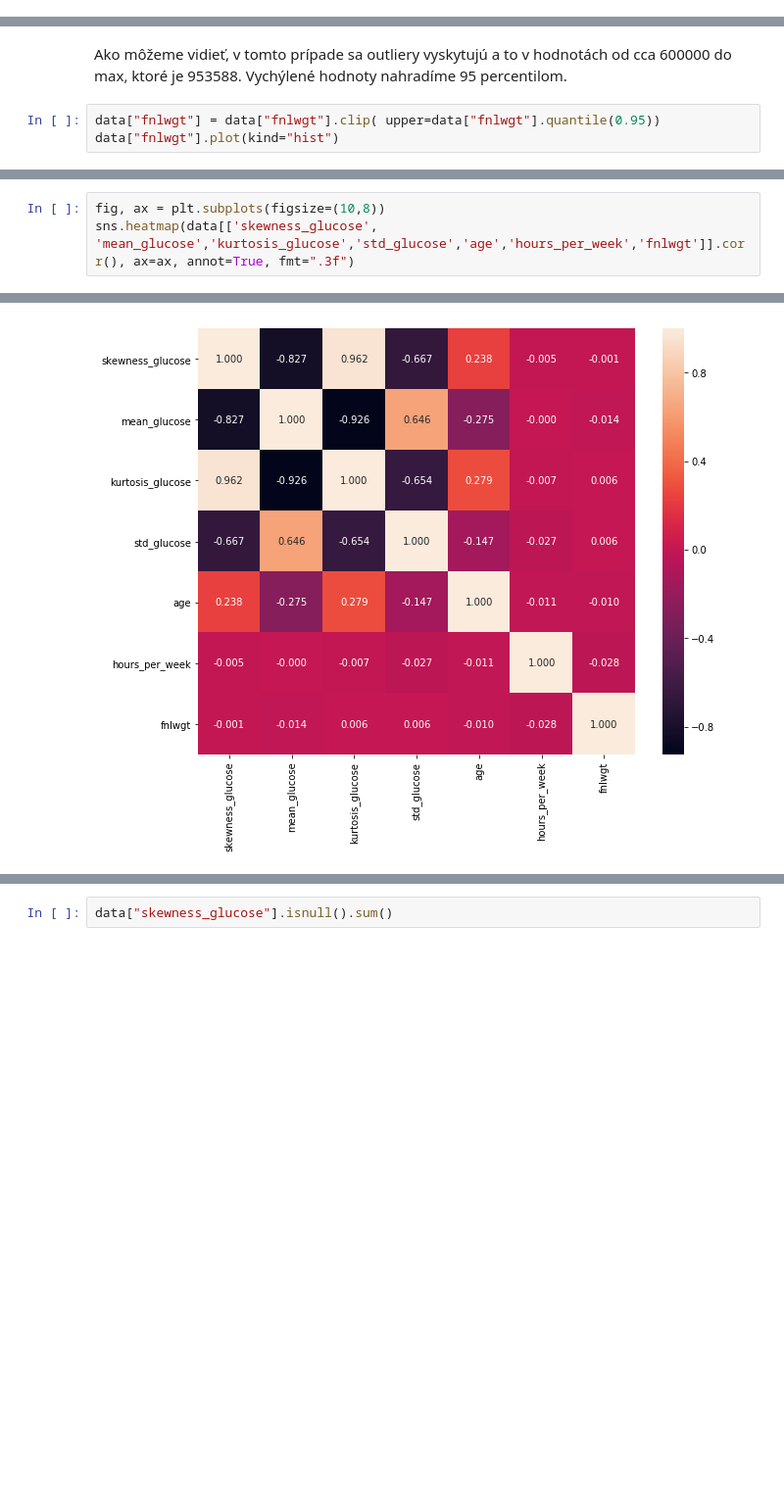
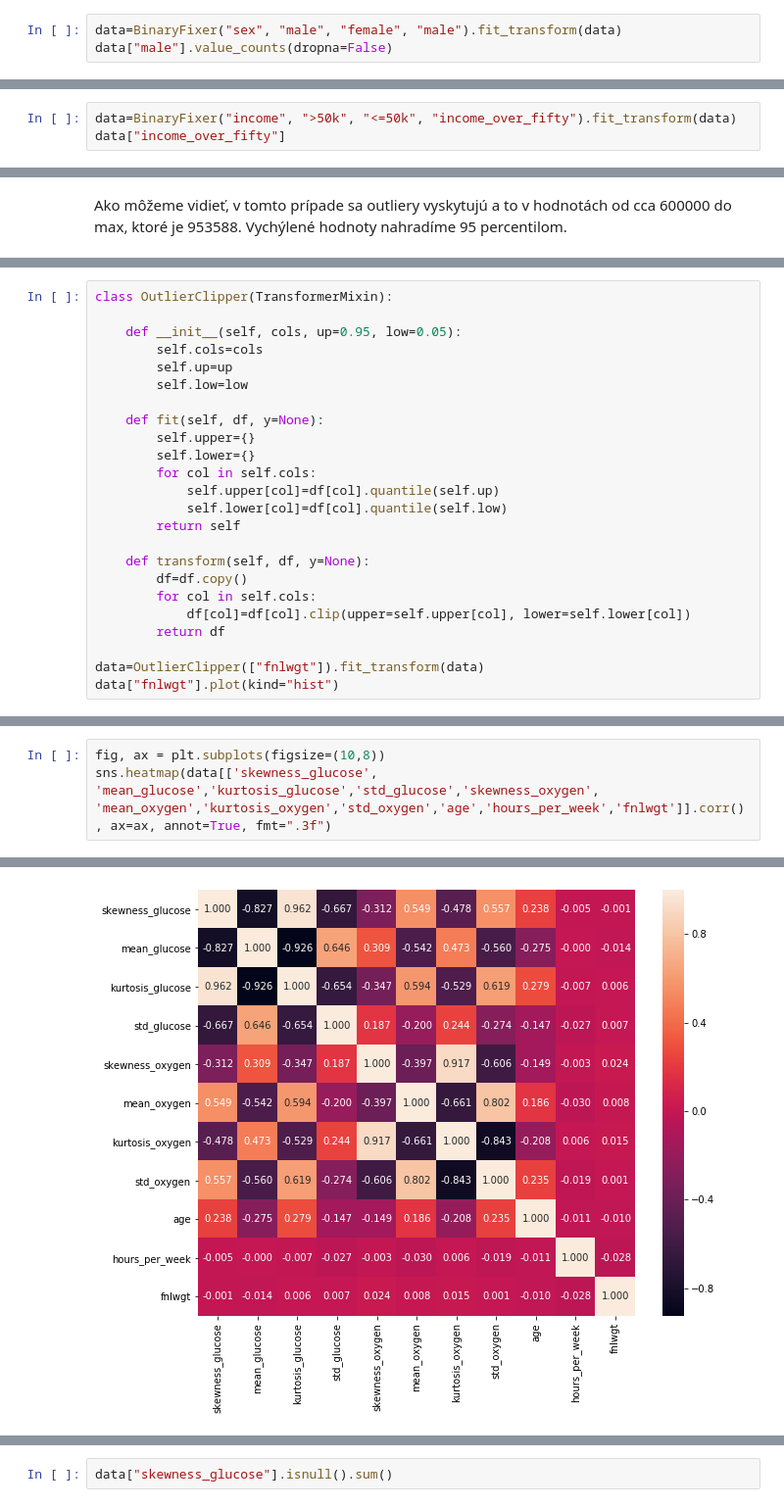
Before and after one commit to Gugliar/IAU-projekt, a Jupyter notebook: IAU_z2_Tibensky_Jedinak.ipynb, the cells around one changed output, grey strips where cells are left out. Shown at 98% size. Cells and saved outputs as stored; diff of their text form; blank space fills up the shorter version.

Commit message:
transformacie, kapital, binarne hodnoty...

```diff
--- a/IAU_z2_Tibensky_Jedinak.ipynb
+++ b/IAU_z2_Tibensky_Jedinak.ipynb
@@ -326,0 +568,3 @@ Name: male, dtype: int64
+# %%
+data=BinaryFixer("sex", "male", "female", "male").fit_transform(data)
+data["male"].value_counts(dropna=False)
@@ -326,0 +579,3 @@ Name: male, dtype: int64
+# %%
+data=BinaryFixer("income", ">50k", "<=50k", "income_over_fifty").fit_transform(data)
+data["income_over_fifty"]
@@ -371,5 +697,2 @@ sns.boxplot('fnlwgt', data=data)
 # %% [markdown]
 Ako môžeme vidieť, v tomto prípade sa outliery vyskytujú a to v hodnotách od cca 600000 do max, ktoré je 953588. Vychýlené hodnoty nahradíme 95 percentilom.
-# %%
-data["fnlwgt"] = data["fnlwgt"].clip( upper=data["fnlwgt"].quantile(0.95))
-data["fnlwgt"].plot(kind="hist")
@@ -380,0 +699,24 @@ data["fnlwgt"].plot(kind="hist")
+# %%
+class OutlierClipper(TransformerMixin):
+
+    def __init__(self, cols, up=0.95, low=0.05):
+        self.cols=cols
+        self.up=up
+        self.low=low
+
+    def fit(self, df, y=None):
+        self.upper={}
+        self.lower={}
+        for col in self.cols:
+            self.upper[col]=df[col].quantile(self.up)
+            self.lower[col]=df[col].quantile(self.low)
+        return self
+
+    def transform(self, df, y=None):
+        df=df.copy()
+        for col in self.cols:
+            df[col]=df[col].clip(upper=self.upper[col], lower=self.lower[col])
+        return df
+
+data=OutlierClipper(["fnlwgt"]).fit_transform(data)
+data["fnlwgt"].plot(kind="hist")
@@ -381,7 +728,7 @@ data["fnlwgt"].plot(kind="hist")
 # %%
 fig, ax = plt.subplots(figsize=(10,8))
-sns.heatmap(data[['skewness_glucose', 'mean_glucose','kurtosis_glucose','std_glucose','age','hours_per_week','fnlwgt']].corr(), ax=ax, annot=True, fmt=".3f")
+sns.heatmap(data[['skewness_glucose', 'mean_glucose','kurtosis_glucose','std_glucose','skewness_oxygen', 'mean_oxygen','kurtosis_oxygen','std_oxygen','age','hours_per_week','fnlwgt']].corr(), ax=ax, annot=True, fmt=".3f")
 # %% [output]
 <matplotlib.axes._subplots.AxesSubplot at 0x...>
-[figure, old version]
+[figure, new version]
 # %% [markdown]
```
Also changed, not shown: parts of 115 cells of this notebook.
